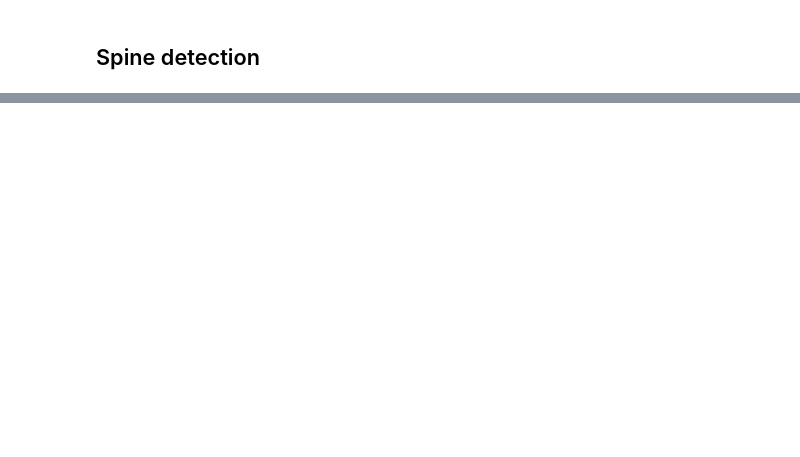
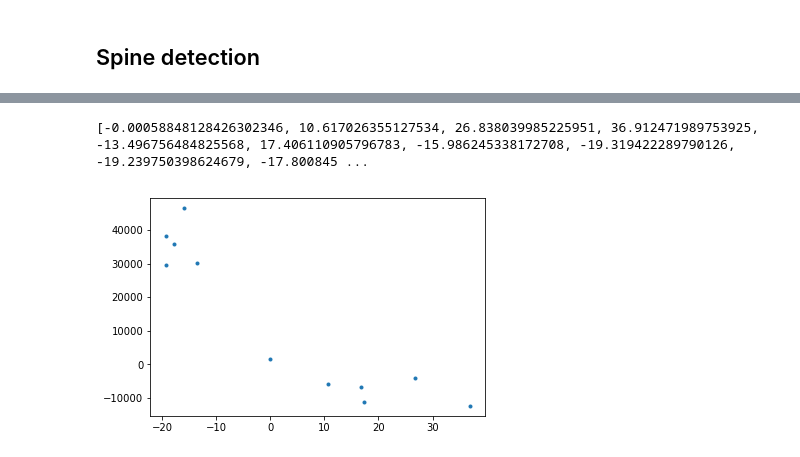
Before and after one commit to tphinkle/shelfie, a Jupyter notebook: shelfy/notebooks/edge-detection.ipynb, the cells around one changed output, grey strips where cells are left out. Drawn from its saved outputs; the diff is of its cells as text; code cells hidden in the pictures; blank space fills up the shorter version.

```diff
--- a/shelfy/notebooks/edge-detection.ipynb
+++ b/shelfy/notebooks/edge-detection.ipynb
@@ -15,8 +9,0 @@ file_path = file_directory + file_name
-# %%
-def plot_img(img, show = True):
-
-    fig = plt.figure(figsize = (12,12))
-    plt.imshow(img, cmap = 'gray', interpolation = 'none')
-
-    if show:
-        plt.show()
@@ -602,0 +250,7 @@ plt.show()
+# %%
+print(ms, bs)
+plt.scatter(ms, bs, marker = '.')
+plt.show()
+# %% [output]
+[-0.00058848128426302346, 10.617026355127534, 26.838039985225951, 36.912471989753925, -13.496756484825568, 17.406110905796783, -15.986245338172708, -19.319422289790126, -19.239750398624679, -17.800845 ...
+[figure, added]
```
Also changed, not shown: parts of 12 cells of this notebook, 5 other files.
